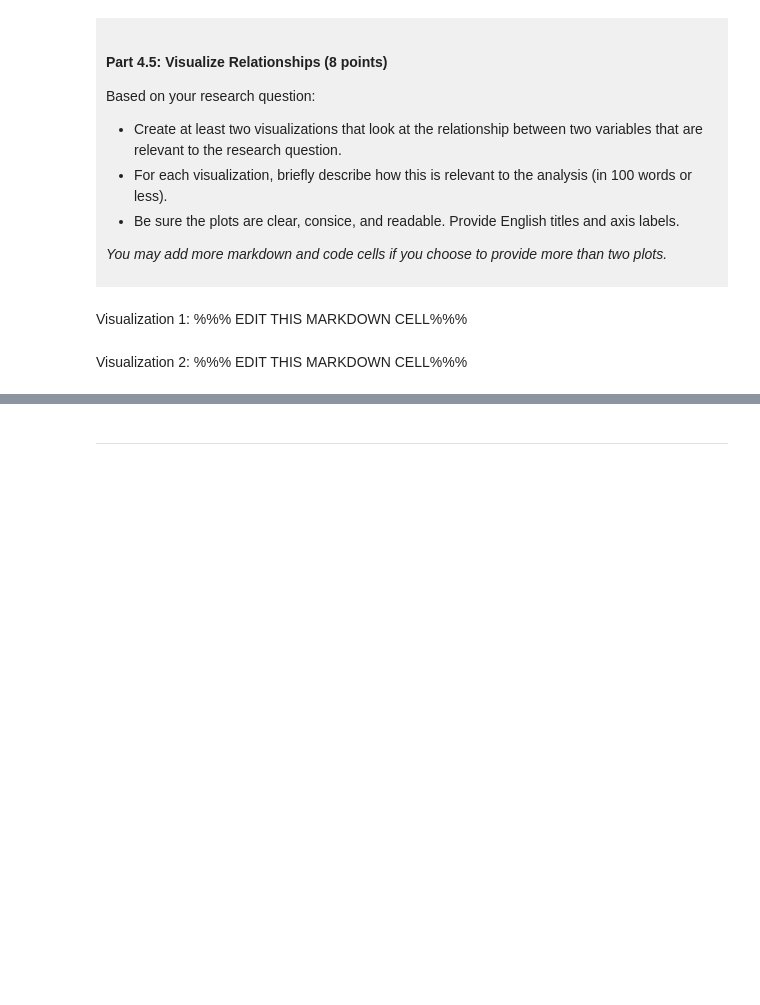
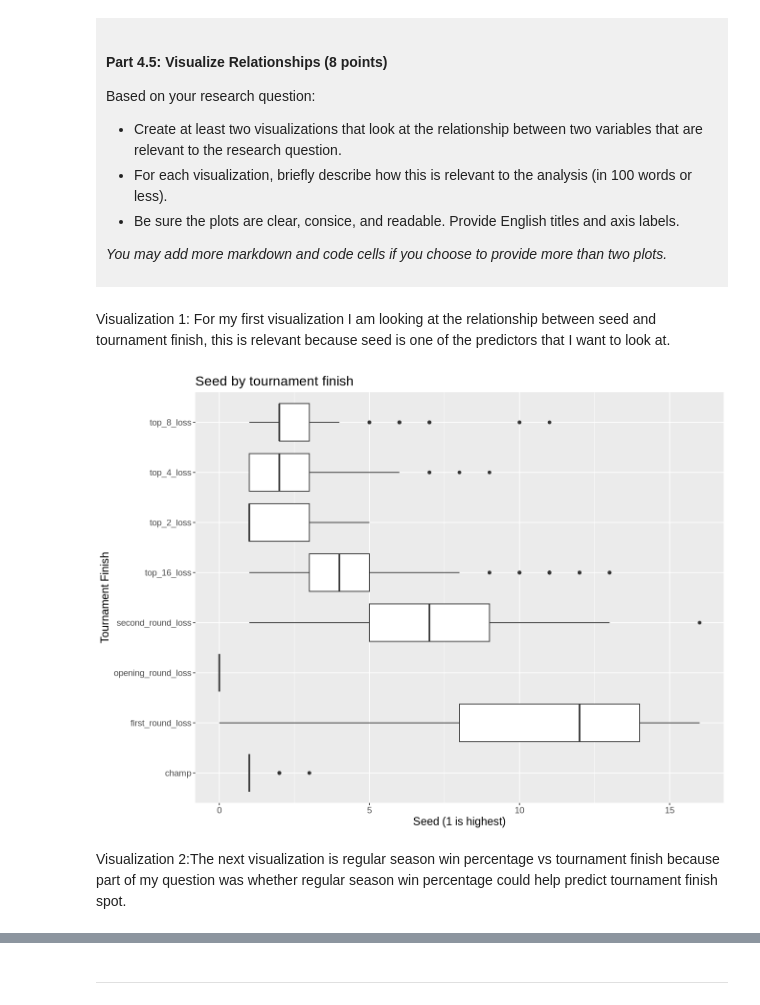
Before and after one commit to alannamain/dsci-100-project-alanna-main, a Jupyter notebook: dsci-100-project-notebook.ipynb, the cells around one changed output, grey strips where cells are left out. Cells and saved outputs as stored; diff of their text form; code cells hidden in the pictures; blank space fills up the shorter version.

```diff
--- a/dsci-100-project-notebook.ipynb
+++ b/dsci-100-project-notebook.ipynb
@@ -315,9 +365,17 @@ Based on your research question:
 *You may add more markdown and code cells if you choose to provide more than two plots.*
 </div>
 # %% [markdown]
-Visualization 1: %%% EDIT THIS MARKDOWN CELL%%%
+Visualization 1: For my first visualization I am looking at the relationship between seed and tournament finish, this is relevant because seed is one of the predictors that I want to look at.
 # %%
-### EDIT THIS CODE CELL FOR VISUALIZATION 1###
+options(repr.plot.width=11, repr.plot.height=8)
+seed_tourney_finish_plot <- march_madness_tidy|>
+ggplot(aes(x=seed, y=tourney_finish))+
+geom_boxplot()+
+labs(title="Seed by tournament finish", x="Seed (1 is highest)", y="Tournament Finish")+
+theme(text=element_text(size=14))
+seed_tourney_finish_plot
+# %% [output]
+[figure, added]
 # %% [markdown]
-Visualization 2: %%% EDIT THIS MARKDOWN CELL%%%
+Visualization 2:The next visualization is regular season win percentage vs tournament finish because part of my question was whether regular season win percentage could help predict tournament finish spot.
 # %%
```
Also changed, not shown: parts of 7 cells of this notebook.
